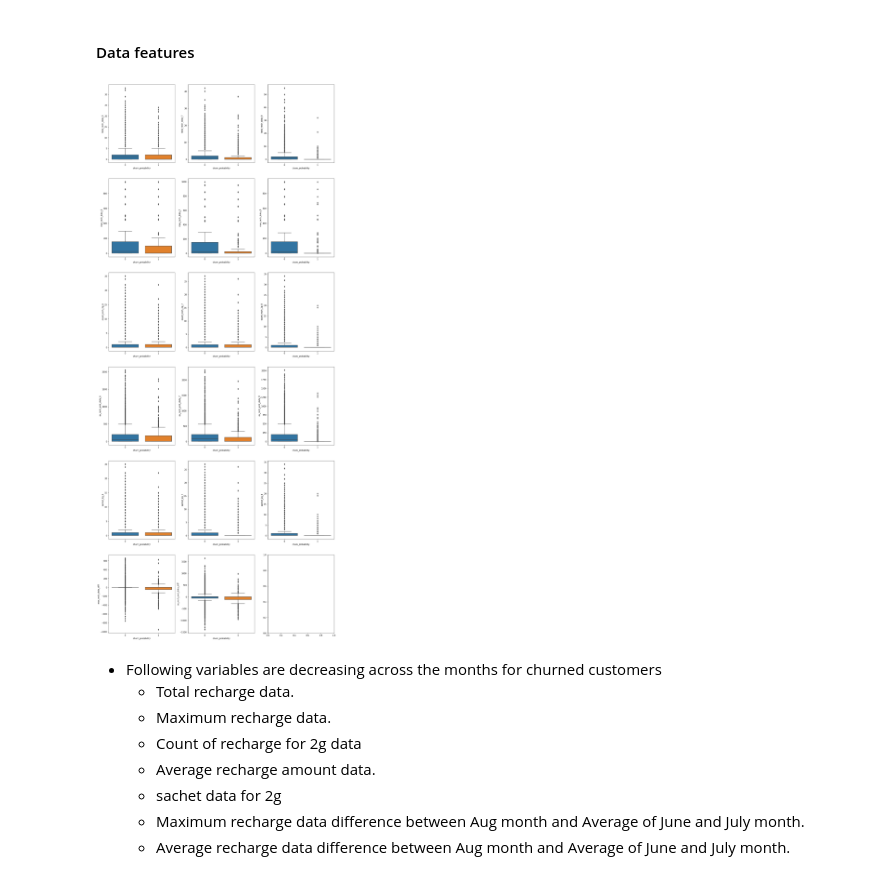
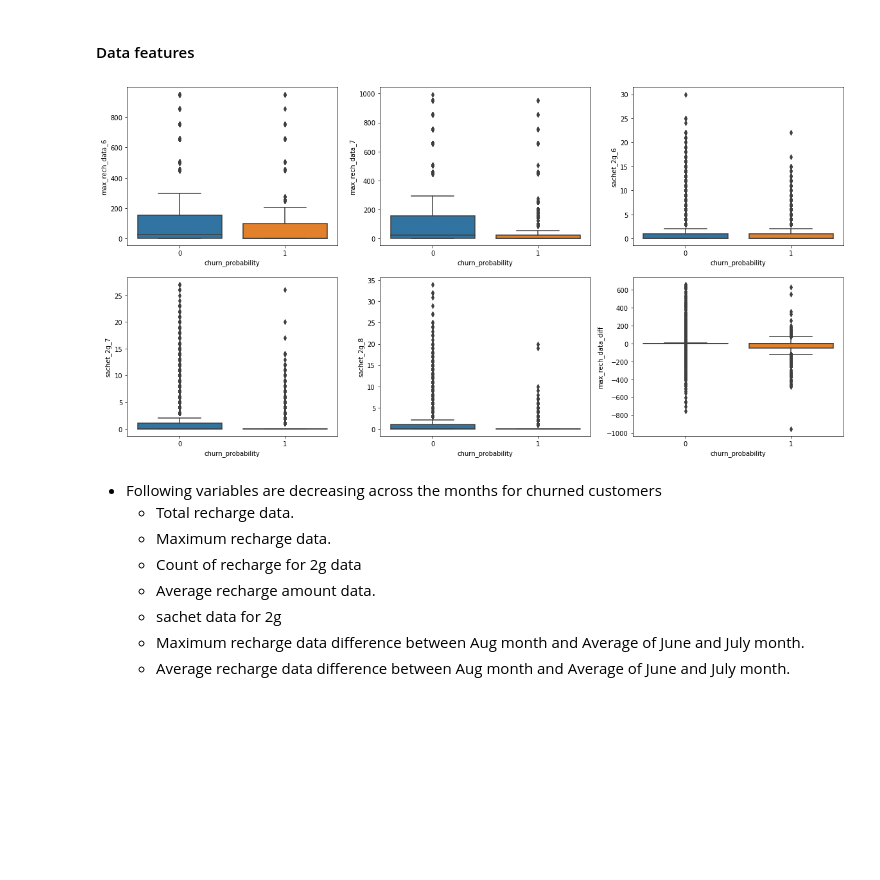
Before and after one commit to vighu0710/TelecomChurnPrediction, a Jupyter notebook: Telecom churn prediction.ipynb, the cells around one changed output. Drawn from its saved outputs; the diff is of its cells as text; code cells hidden in the pictures; blank space fills up the shorter version.

```diff
--- a/Telecom churn prediction.ipynb
+++ b/Telecom churn prediction.ipynb
@@ -1514,5 +1503,8 @@ plt.show()
 # %% [markdown]
 - Customers who are new to the operator tend to churn more than those who stayed for longer period
+# %%
+# Dropping the tenure and tenure range added for analysis
+Telecom_df_filtered.drop(['tenure','tenure_range'],axis=1,inplace=True)
 # %%
 # setting churn probability the dependent variable as categorical for analysis
 
@@ -1552,0 +1559,4 @@ Name: total_rech_num_group_8, dtype: int64
+# %%
+# Since average revenue for data will indicate the total data recharge we can drop this
+
+Telecom_df_filtered.drop(['total_data_rech_6','total_data_rech_7','total_data_rech_8'],axis=1,inplace=True)
@@ -1557,20 +1571,18 @@ Name: total_rech_num_group_8, dtype: int64
 # %%
 # For the following feature we can see some change when checked against churn probability
 
-og_chart_cols = [ 'roam_og_mou_6','roam_og_mou_7','roam_og_mou_8',
+og_chart_cols = [ 'roam_og_mou_6','roam_og_mou_7',
                   'loc_og_t2t_mou_6','loc_og_t2t_mou_7','loc_og_t2t_mou_8',
-                  'loc_og_t2m_mou_6','loc_og_t2m_mou_7','loc_og_t2m_mou_8',
+                  'loc_og_t2m_mou_8',
                   'loc_og_t2f_mou_6','loc_og_t2f_mou_7','loc_og_t2f_mou_8',
-                  'loc_og_mou_6','loc_og_mou_7','loc_og_mou_8',
+                  'loc_og_mou_6','loc_og_mou_7',
                   'std_og_t2t_mou_6','std_og_t2t_mou_7','std_og_t2t_mou_8',
-                  'std_og_mou_6','std_og_mou_7','std_og_mou_8',
-                  'spl_og_mou_6','spl_og_mou_7','spl_og_mou_8',
-                  'total_og_mou_6','total_og_mou_7','total_og_mou_8',
-                  'std_og_mou_diff','total_og_mou_diff'
-
+                  'spl_og_mou_6','spl_og_mou_7',
+                  'total_og_mou_6','total_og_mou_7',
+                  'total_og_mou_diff'
                 ]
 
-fig, axs = plt.subplots(10,3,figsize=(20,70))
+fig, axs = plt.subplots(7,3,figsize=(20,50))
 j=0
 for i in og_chart_cols:
     if(j>=3):
@@ -1606,14 +1618,14 @@ fig.show()
 # %%
 # For the following feature we can see some change when checked against churn probability
 
-ic_chart_cols = [ 'loc_ic_t2m_mou_6','loc_ic_t2m_mou_7','loc_ic_t2m_mou_8',
-                  'loc_ic_mou_6','loc_ic_mou_7','loc_ic_mou_8',
-                  'total_ic_mou_6','total_ic_mou_7','total_ic_mou_8',
-                  'loc_ic_mou_diff','total_ic_mou_diff'
+ic_chart_cols = [ 'loc_ic_t2m_mou_8',
+
+                  'total_ic_mou_6','total_ic_mou_7'
+                  ,'total_ic_mou_diff'
 
                 ]
 
-fig, axs = plt.subplots(4,3,figsize=(20,25))
+fig, axs = plt.subplots(2,3,figsize=(20,10))
 j=0
 for i in ic_chart_cols:
     if(j>=3):
@@ -1640,27 +1652,24 @@ fig.show()
 # %%
 # For the following feature we can see some change when checked against churn probability
 
-data_chart_cols = [ 'total_rech_data_6','total_rech_data_7','total_rech_data_8',
-                    'max_rech_data_6','max_rech_data_7','max_rech_data_8',
-                    'count_rech_2g_6','count_rech_2g_7','count_rech_2g_8',
-                    'av_rech_amt_data_6','av_rech_amt_data_7','av_rech_amt_data_8',
+data_chart_cols = [ 'max_rech_data_6','max_rech_data_7',
                     'sachet_2g_6','sachet_2g_7','sachet_2g_8',
-                    'max_rech_data_diff','av_rech_amt_data_diff'
+                    'max_rech_data_diff'
 
                 ]
 
-fig, axs = plt.subplots(6,3,figsize=(20,50))
+fig, axs = plt.subplots(2,3,figsize=(20,10))
 j=0
 for i in data_chart_cols:
     if(j>=3):
         k=j%3
     else:
         k=j
     sns.boxplot(Telecom_df_filtered['churn_probability'],Telecom_df_filtered[i],ax=axs[j//3][k])
     j+=1
 fig.show()
 # %% [output]
-[figure, old version]
+[figure, new version]
 # %% [markdown]
 - Following variables are decreasing across the months for churned customers
    - Total recharge data.
```
Also changed, not shown: parts of 160 cells of this notebook.
